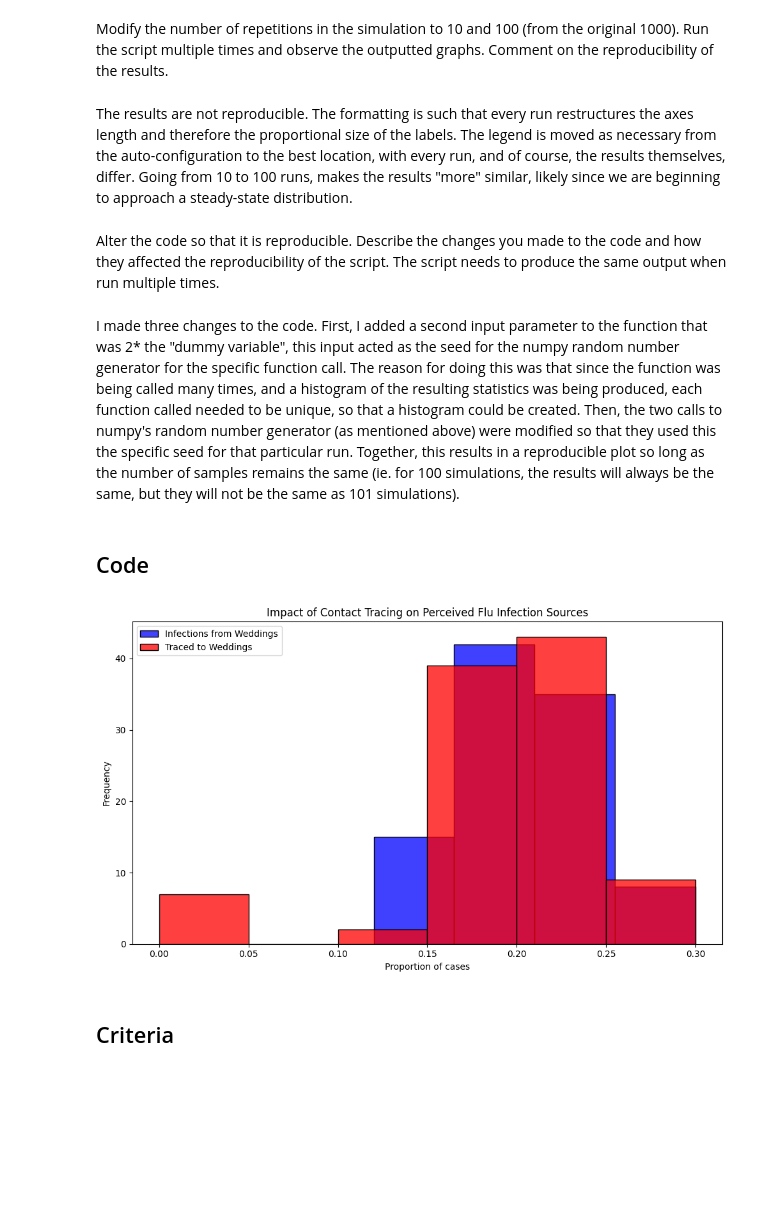
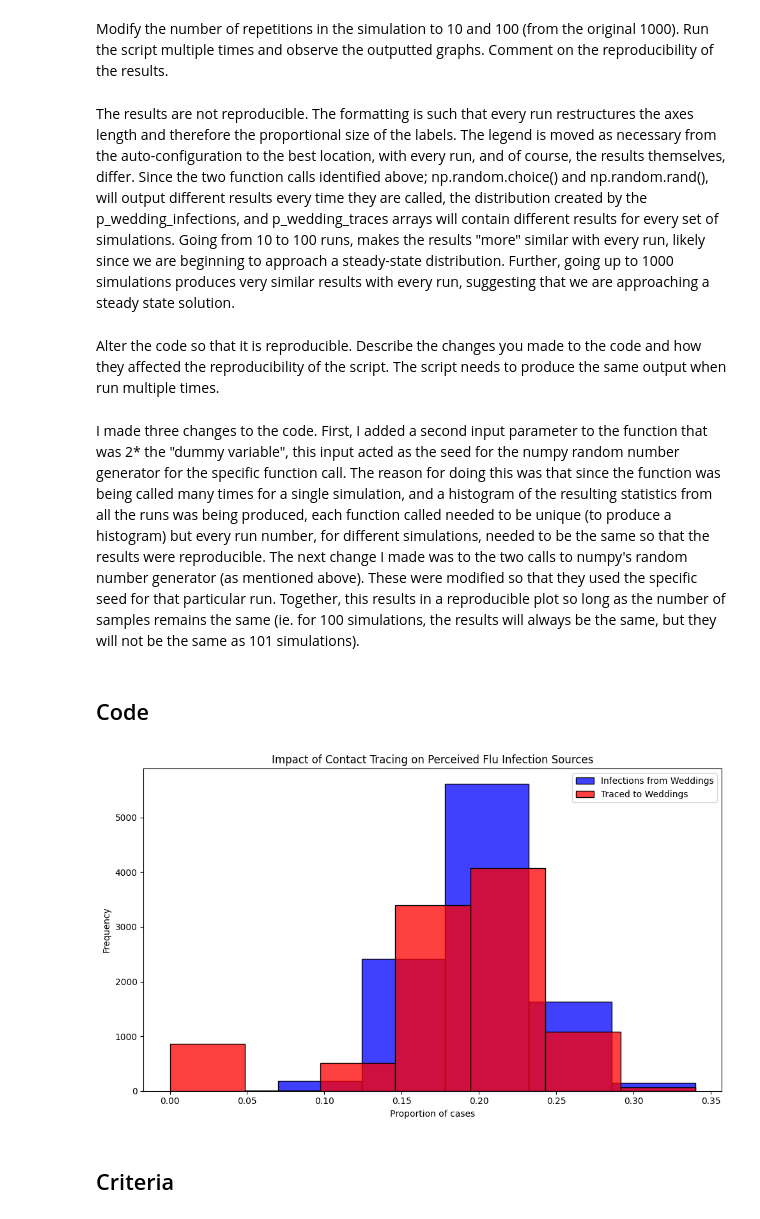
Before and after one commit to M-Howorucha/sampling, a Jupyter notebook: 02_activities/assignments/a1_sampling_and_reproducibility.ipynb, the cells around one changed output. Saved outputs shown, nothing was run; the diff lists cells and outputs as text; code cells hidden in the pictures; blank space fills up the shorter version.

```diff
--- a/02_activities/assignments/a1_sampling_and_reproducibility.ipynb
+++ b/02_activities/assignments/a1_sampling_and_reproducibility.ipynb
@@ -24,19 +37,26 @@ Modify the number of repetitions in the simulation to 10 and 100 (from the origi
 The results are not reproducible. The formatting is such that every run restructures
 the axes length and therefore the proportional size of the labels. The legend is
 moved as necessary from the auto-configuration to the best location, with every run,
-and of course, the results themselves, differ. Going from 10 to 100 runs, makes
-the results "more" similar, likely since we are beginning to approach a steady-state
-distribution.
+and of course, the results themselves, differ. Since the two function calls identified
+above; np.random.choice() and np.random.rand(), will output different results every
+time they are called, the distribution created by the p_wedding_infections, and
+p_wedding_traces arrays will contain different results for every set of simulations.
+Going from 10 to 100 runs, makes the results "more" similar with every run, likely
+since we are beginning to approach a steady-state distribution. Further, going up
+to 1000 simulations produces very similar results with every run, suggesting that
+we are approaching a steady state solution.
 # %% [markdown]
 Alter the code so that it is reproducible. Describe the changes you made to the code and how they affected the reproducibility of the script. The script needs to produce the same output when run multiple times.
 # %% [markdown]
 I made three changes to the code. First, I added a second input parameter to the
 function that was 2* the "dummy variable", this input acted as the seed for the
 numpy random number generator for the specific function call. The reason for doing
-this was that since the function was being called many times, and a histogram
-of the resulting statistics was being produced, each function called needed to be
-unique, so that a histogram could be created. Then, the two calls to numpy's random
-number generator (as mentioned above) were modified so that they used this the specific
+this was that since the function was being called many times for a single simulation,
+and a histogram of the resulting statistics from all the runs was being produced,
+each function called needed to be unique (to produce a histogram) but every run
+number, for different simulations, needed to be the same so that the results were
+reproducible. The next change I made was to the two calls to numpy's random number
+generator (as mentioned above). These were modified so that they used the specific
 seed for that particular run. Together, this results in a reproducible plot so long
 as the number of samples remains the same (ie. for 100 simulations, the results
 will always be the same, but they will not be the same as 101 simulations).
@@ -85,7 +105,7 @@ def simulate_event(m,seed):
       'traced': np.nan  # Initially setting traced status as NaN
   })
 
-  # define a seed for the randomizer so the numpy randomization is reproducable
+  # define a seed for the randomizer so the numpy randomization is reproducible
   rng = np.random.default_rng(seed=seed)
 
   # Explicitly set 'traced' column to nullable boolean type
@@ -105,35 +125,35 @@ def simulate_event(m,seed):
   events_traced = event_trace_counts[event_trace_counts >= SECONDARY_TRACE_THRESHOLD].index
   ppl.loc[ppl['event'].isin(events_traced) & ppl['infected'], 'traced'] = True
 
   # Calculate proportions of infections and traces attributed to each event type
   ppl['event_type'] = ppl['event'].str[0]  # 'w' for wedding, 'b' for brunch
   wedding_infections = sum(ppl['infected'] & (ppl['event_type'] == 'w'))
   brunch_infections = sum(ppl['infected'] & (ppl['event_type'] == 'b'))
   p_wedding_infections = wedding_infections / (wedding_infections + brunch_infections)
 
   wedding_traces = sum(ppl['infected'] & ppl['traced'] & (ppl['event_type'] == 'w'))
   brunch_traces = sum(ppl['infected'] & ppl['traced'] & (ppl['event_type'] == 'b'))
   p_wedding_traces = wedding_traces / (wedding_traces + brunch_traces)
 
   return p_wedding_infections, p_wedding_traces
 
 # Run the simulation 1000 times
-results = [simulate_event(m,2*m) for m in range(100)]
+results = [simulate_event(m,2*m) for m in range(10000)]
 
 props_df = pd.DataFrame(results, columns=["Infections", "Traces"])
 
 # Plotting the results
 plt.figure(figsize=(10, 6))
 sns.histplot(props_df['Infections'], color="blue", alpha=0.75, binwidth=0.05, kde=False, label='Infections from Weddings')
 sns.histplot(props_df['Traces'], color="red", alpha=0.75, binwidth=0.05, kde=False, label='Traced to Weddings')
 plt.xlabel("Proportion of cases")
 plt.ylabel("Frequency")
 plt.title("Impact of Contact Tracing on Perceived Flu Infection Sources")
 plt.legend()
 plt.tight_layout()
 plt.show()
 # %% [output]
-[figure, old version]
+[figure, new version]
 # %% [markdown]
 ## Criteria
 # %% [markdown]
```
Also changed, not shown: parts of 1 cell of this notebook.
